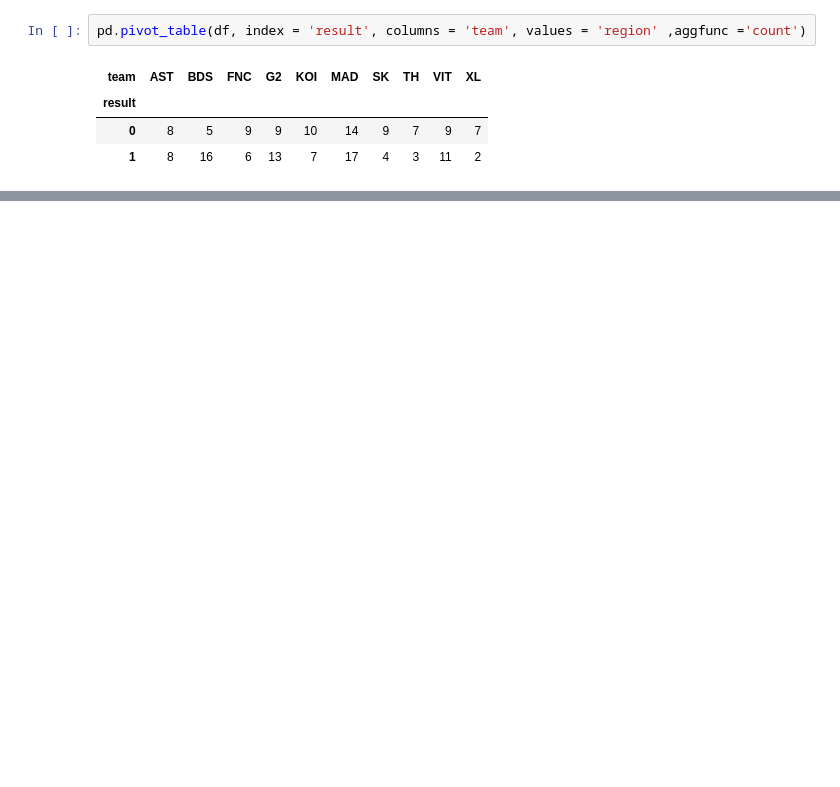
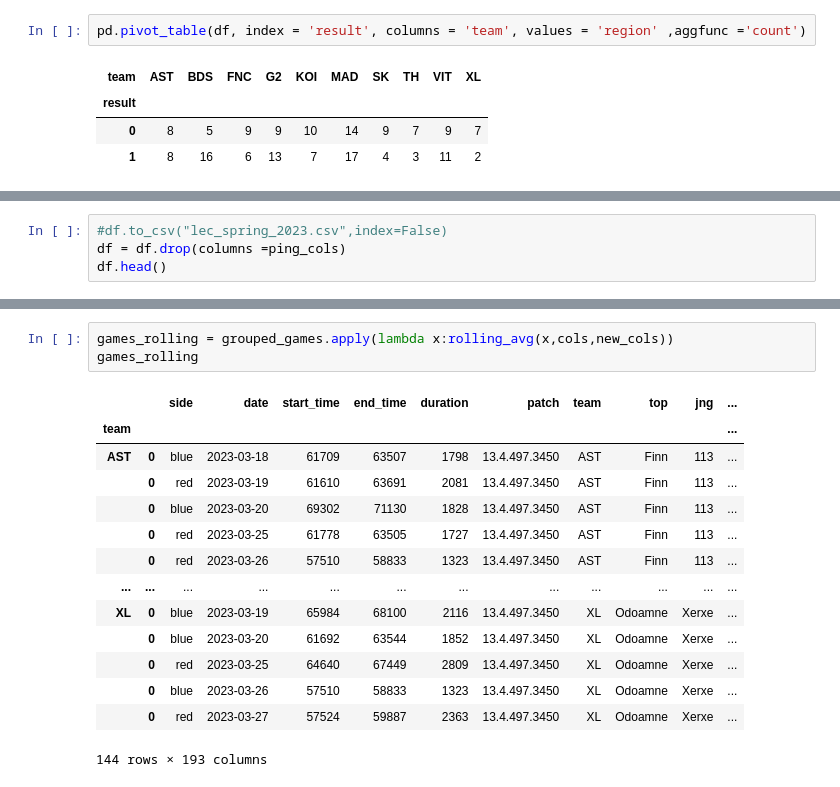
Before and after one commit to matthewh26/Global-Power-Rankings-Hackathon, a Jupyter notebook: Json_data.ipynb, the cells around one changed output, grey strips where cells are left out. Drawn from its saved outputs; the diff is of its cells as text; blank space fills up the shorter version.

```diff
--- a/Json_data.ipynb
+++ b/Json_data.ipynb
@@ -148,0 +167,4 @@ pd.pivot_table(df, index = 'result', columns = 'team', values = 'region' ,aggfun
+# %%
+#df.to_csv("lec_spring_2023.csv",index=False)
+df = df.drop(columns =ping_cols)
+df.head()
@@ -148,0 +211,18 @@ pd.pivot_table(df, index = 'result', columns = 'team', values = 'region' ,aggfun
+# %%
+games_rolling = grouped_games.apply(lambda x:rolling_avg(x,cols,new_cols))
+games_rolling
+# %% [output]
+|  |  | side | date | start_time | end_time | duration | patch | team | top | jng | ... |
+| team |  |  |  |  |  |  |  |  |  |  | ... |
+| AST | 0 | blue | 2023-03-18 | 61709 | 63507 | 1798 | 13.4.497.3450 | AST | Finn | 113 | ... |
+|  | 0 | red | 2023-03-19 | 61610 | 63691 | 2081 | 13.4.497.3450 | AST | Finn | 113 | ... |
+|  | 0 | blue | 2023-03-20 | 69302 | 71130 | 1828 | 13.4.497.3450 | AST | Finn | 113 | ... |
+|  | 0 | red | 2023-03-25 | 61778 | 63505 | 1727 | 13.4.497.3450 | AST | Finn | 113 | ... |
+|  | 0 | red | 2023-03-26 | 57510 | 58833 | 1323 | 13.4.497.3450 | AST | Finn | 113 | ... |
+| ... | ... | ... | ... | ... | ... | ... | ... | ... | ... | ... | ... |
+| XL | 0 | blue | 2023-03-19 | 65984 | 68100 | 2116 | 13.4.497.3450 | XL | Odoamne | Xerxe | ... |
+|  | 0 | blue | 2023-03-20 | 61692 | 63544 | 1852 | 13.4.497.3450 | XL | Odoamne | Xerxe | ... |
+|  | 0 | red | 2023-03-25 | 64640 | 67449 | 2809 | 13.4.497.3450 | XL | Odoamne | Xerxe | ... |
+|  | 0 | blue | 2023-03-26 | 57510 | 58833 | 1323 | 13.4.497.3450 | XL | Odoamne | Xerxe | ... |
+|  | 0 | red | 2023-03-27 | 57524 | 59887 | 2363 | 13.4.497.3450 | XL | Odoamne | Xerxe | ... |
+144 rows × 193 columns
```
Also changed, not shown: parts of 14 cells of this notebook, 1 other file.
